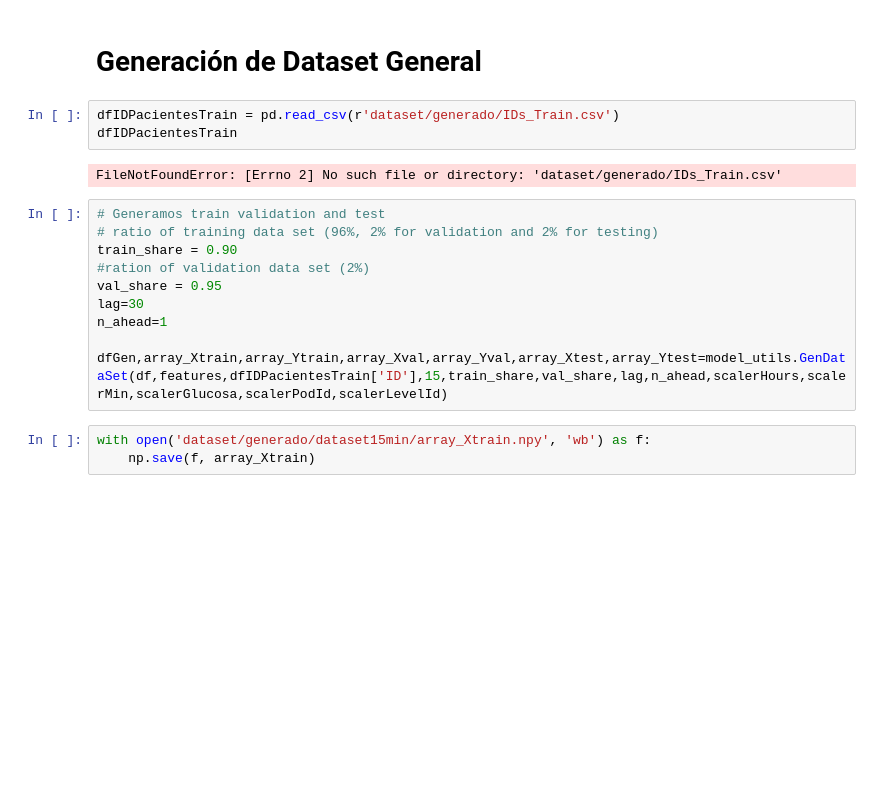
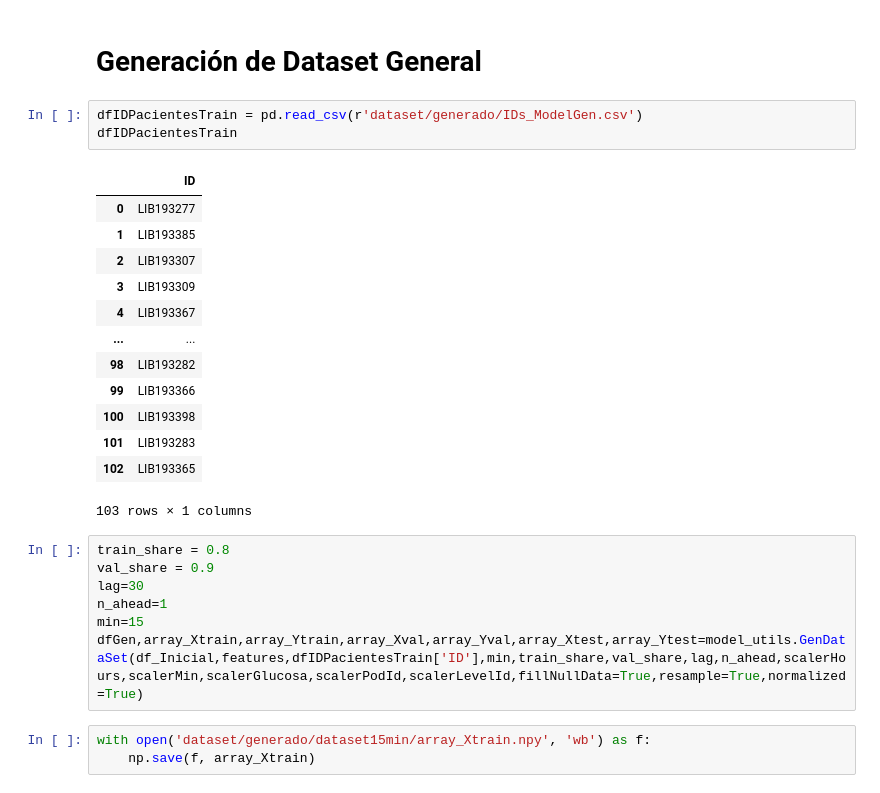
Before and after one commit to wmhr28/tfm-forecasting-glucose, a Jupyter notebook: 4.a Segmentación datos de pacientes para modelo general.ipynb, the cells around one changed output. Cells and saved outputs as stored; diff of their text form; blank space fills up the shorter version.

```diff
--- a/4.a Segmentación datos de pacientes para modelo general.ipynb
+++ b/4.a Segmentación datos de pacientes para modelo general.ipynb
@@ -83,20 +79,29 @@ scalerLevelId = load(open('dataset/generado/scalerLevelId.scaler', 'rb'))
 # %% [markdown]
 # Generación de Dataset General
 # %%
-dfIDPacientesTrain = pd.read_csv(r'dataset/generado/IDs_Train.csv')
+dfIDPacientesTrain = pd.read_csv(r'dataset/generado/IDs_ModelGen.csv')
 dfIDPacientesTrain
 # %% [output]
+|  | ID |
+| 0 | LIB193277 |
+| 1 | LIB193385 |
+| 2 | LIB193307 |
+| 3 | LIB193309 |
+| 4 | LIB193367 |
+| ... | ... |
+| 98 | LIB193282 |
+| 99 | LIB193366 |
+| 100 | LIB193398 |
+| 101 | LIB193283 |
+| 102 | LIB193365 |
-FileNotFoundError: [Errno 2] No such file or directory: 'dataset/generado/IDs_Train.csv'
+103 rows × 1 columns
 # %%
-# Generamos train validation and test
-# ratio of training data set (96%, 2% for validation and 2% for testing)
-train_share = 0.90
-#ration of validation data set (2%)
-val_share = 0.95
+train_share = 0.8
+val_share = 0.9
 lag=30
 n_ahead=1
-
-dfGen,array_Xtrain,array_Ytrain,array_Xval,array_Yval,array_Xtest,array_Ytest=model_utils.GenDataSet(df,features,dfIDPacientesTrain['ID'],15,train_share,val_share,lag,n_ahead,scalerHours,scalerMin,scalerGlucosa,scalerPodId,scalerLevelId)
+min=15
+dfGen,array_Xtrain,array_Ytrain,array_Xval,array_Yval,array_Xtest,array_Ytest=model_utils.GenDataSet(df_Inicial,features,dfIDPacientesTrain['ID'],min,train_share,val_share,lag,n_ahead,scalerHours,scalerMin,scalerGlucosa,scalerPodId,scalerLevelId,fillNullData=True,resample=True,normalized=True)
 # %%
 with open('dataset/generado/dataset15min/array_Xtrain.npy', 'wb') as f:
     np.save(f, array_Xtrain)
```
Also changed, not shown: parts of 3 cells of this notebook, 28 other files.
